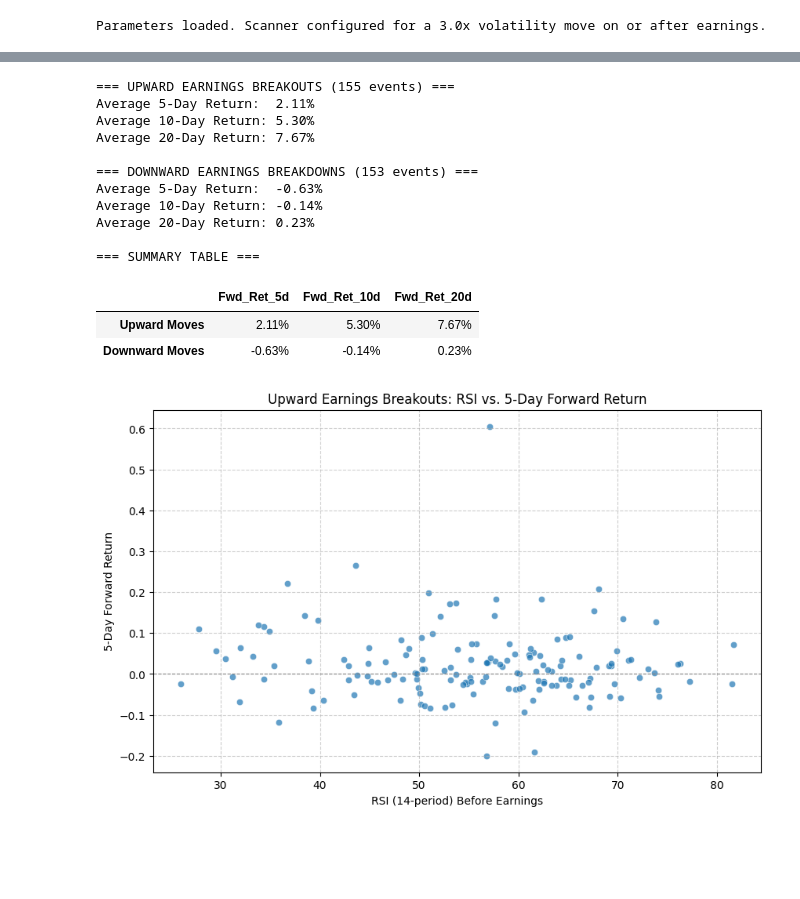
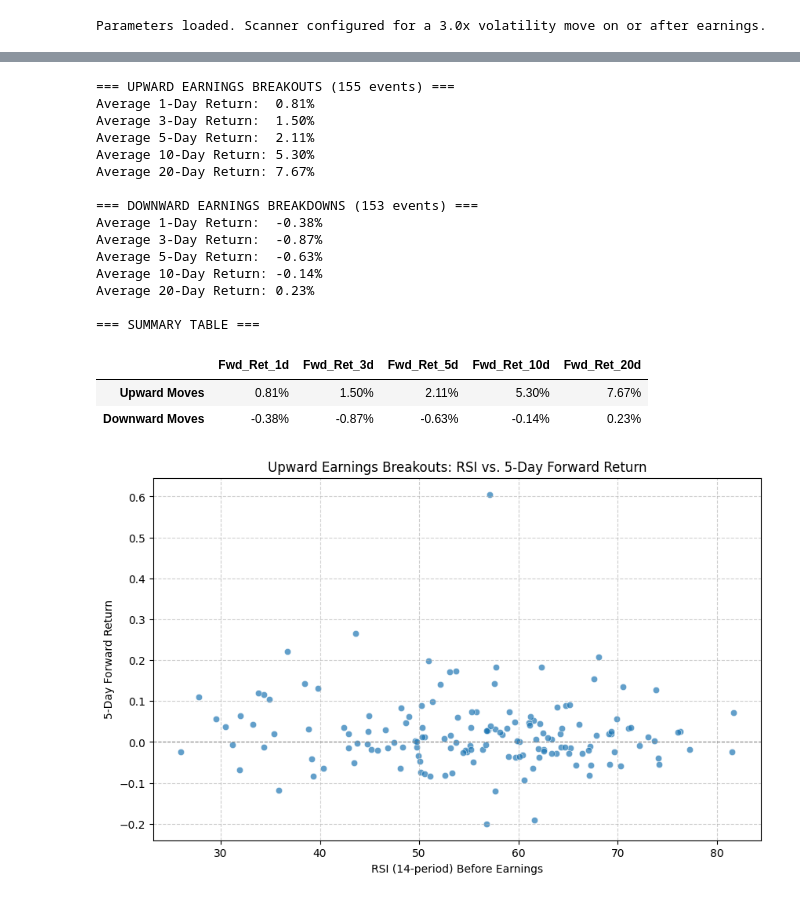
Before and after one commit to jhenningsen/Equity_Analysis, a Jupyter notebook: Breakout/Large_Earnings_Moves.ipynb, the cells around one changed output, grey strips where cells are left out. Cells and saved outputs as stored; diff of their text form; code cells hidden in the pictures; blank space fills up the shorter version.

```diff
--- a/Breakout/Large_Earnings_Moves.ipynb
+++ b/Breakout/Large_Earnings_Moves.ipynb
@@ -279,6 +265,8 @@ for ticker in tickers:
             if idx_loc + 20 < len(df_ticker):
                 close_base = df_ticker.iloc[idx_loc]['Close']
 
+                ret_1d  = df_ticker.iloc[idx_loc + 1]['Close'] / close_base - 1
+                ret_3d  = df_ticker.iloc[idx_loc + 3]['Close'] / close_base - 1
                 ret_5d  = df_ticker.iloc[idx_loc + 5]['Close'] / close_base - 1
                 ret_10d = df_ticker.iloc[idx_loc + 10]['Close'] / close_base - 1
                 ret_20d = df_ticker.iloc[idx_loc + 20]['Close'] / close_base - 1
@@ -291,6 +279,8 @@ for ticker in tickers:
                     'Trigger_Date': trigger_day.strftime('%Y-%m-%d'),
                     'Direction': direction,
                     'Earnings_Move': df_ticker.iloc[idx_loc]['Daily_Return'],
+                    'Fwd_Ret_1d': ret_1d,
+                    'Fwd_Ret_3d': ret_3d,
                     'Fwd_Ret_5d': ret_5d,
                     'Fwd_Ret_10d': ret_10d,
                     'Fwd_Ret_20d': ret_20d,
@@ -408,11 +411,13 @@ if 'df_earnings_results' in globals() and not df_earnings_results.empty:
     df_down = df_earnings_results[df_earnings_results['Direction'] == 'down'].copy()
 
     # Define the target return columns
-    ret_cols = ['Fwd_Ret_5d', 'Fwd_Ret_10d', 'Fwd_Ret_20d']
+    ret_cols = ['Fwd_Ret_1d', 'Fwd_Ret_3d', 'Fwd_Ret_5d', 'Fwd_Ret_10d', 'Fwd_Ret_20d']
 
     print(f"=== UPWARD EARNINGS BREAKOUTS ({len(df_up)} events) ===")
     if not df_up.empty:
         up_avgs = df_up[ret_cols].mean()
+        print(f"Average 1-Day Return:  {up_avgs['Fwd_Ret_1d']:.2%}")
+        print(f"Average 3-Day Return:  {up_avgs['Fwd_Ret_3d']:.2%}")
         print(f"Average 5-Day Return:  {up_avgs['Fwd_Ret_5d']:.2%}")
         print(f"Average 10-Day Return: {up_avgs['Fwd_Ret_10d']:.2%}")
         print(f"Average 20-Day Return: {up_avgs['Fwd_Ret_20d']:.2%}")
@@ -422,39 +427,45 @@ if 'df_earnings_results' in globals() and not df_earnings_results.empty:
     print(f"\n=== DOWNWARD EARNINGS BREAKDOWNS ({len(df_down)} events) ===")
     if not df_down.empty:
         down_avgs = df_down[ret_cols].mean()
+        print(f"Average 1-Day Return:  {down_avgs['Fwd_Ret_1d']:.2%}")
+        print(f"Average 3-Day Return:  {down_avgs['Fwd_Ret_3d']:.2%}")
         print(f"Average 5-Day Return:  {down_avgs['Fwd_Ret_5d']:.2%}")
         print(f"Average 10-Day Return: {down_avgs['Fwd_Ret_10d']:.2%}")
         print(f"Average 20-Day Return: {down_avgs['Fwd_Ret_20d']:.2%}")
     else:
         print("No downward breakdowns found.")
 
     # Optional: Display a side-by-side DataFrame for clean viewing
     print("\n=== SUMMARY TABLE ===")
     summary_df = pd.DataFrame({
         'Upward Moves': df_up[ret_cols].mean(),
         'Downward Moves': df_down[ret_cols].mean()
     }).T
 
     # Format as percentages
     display(summary_df.style.format("{:.2%}"))
 
 else:
     print("No earnings results found. Please ensure the earnings processing cell ran successfully.")
 # %% [output]
 === UPWARD EARNINGS BREAKOUTS (155 events) ===
+Average 1-Day Return:  0.81%
+Average 3-Day Return:  1.50%
 Average 5-Day Return:  2.11%
 Average 10-Day Return: 5.30%
 Average 20-Day Return: 7.67%
 
 === DOWNWARD EARNINGS BREAKDOWNS (153 events) ===
+Average 1-Day Return:  -0.38%
+Average 3-Day Return:  -0.87%
 Average 5-Day Return:  -0.63%
 Average 10-Day Return: -0.14%
 Average 20-Day Return: 0.23%
 
 === SUMMARY TABLE ===
-|  | Fwd_Ret_5d | Fwd_Ret_10d | Fwd_Ret_20d |
-| Upward Moves | 2.11% | 5.30% | 7.67% |
-| Downward Moves | -0.63% | -0.14% | 0.23% |
+|  | Fwd_Ret_1d | Fwd_Ret_3d | Fwd_Ret_5d | Fwd_Ret_10d | Fwd_Ret_20d |
+| Upward Moves | 0.81% | 1.50% | 2.11% | 5.30% | 7.67% |
+| Downward Moves | -0.38% | -0.87% | -0.63% | -0.14% | 0.23% |
 # %%
 import matplotlib.pyplot as plt
 import seaborn as sns
```
Also changed, not shown: parts of 6 cells of this notebook.
